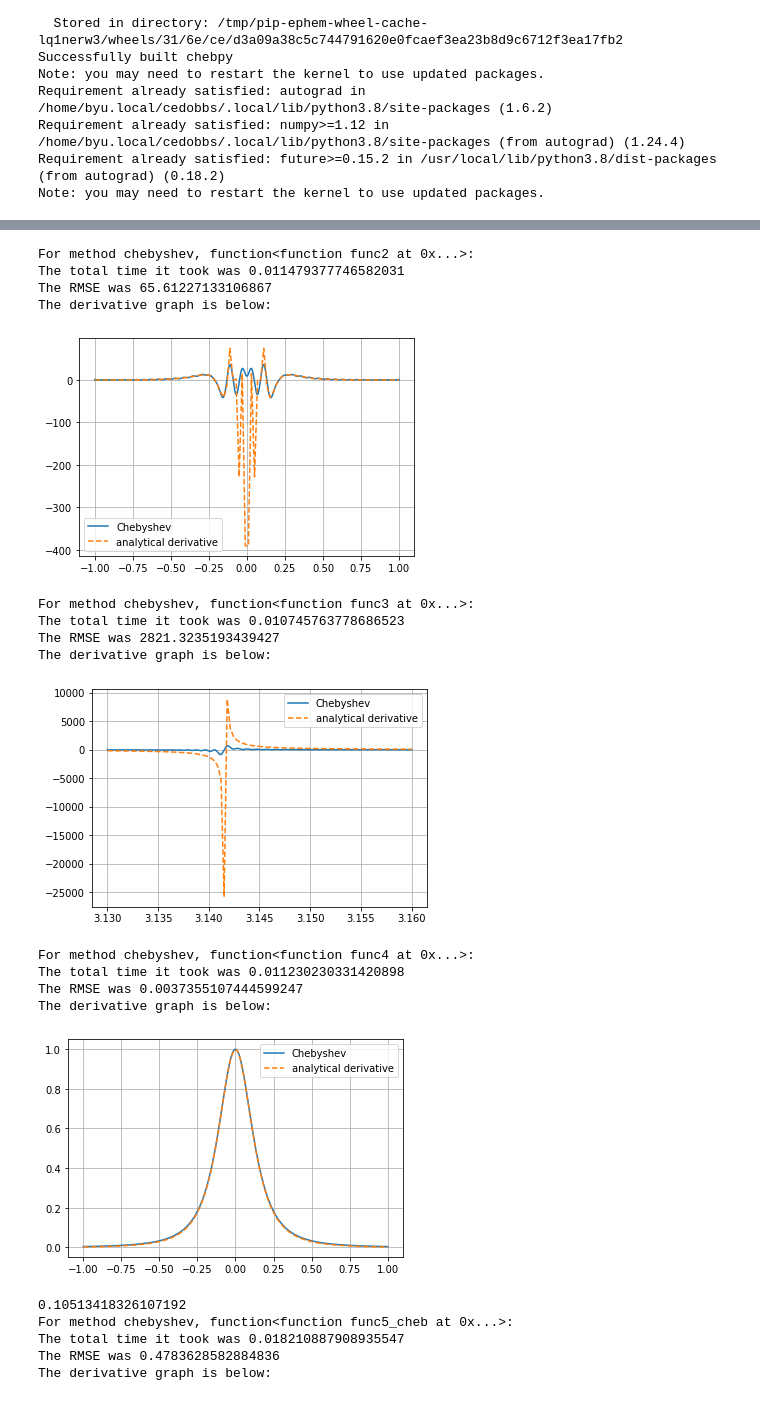
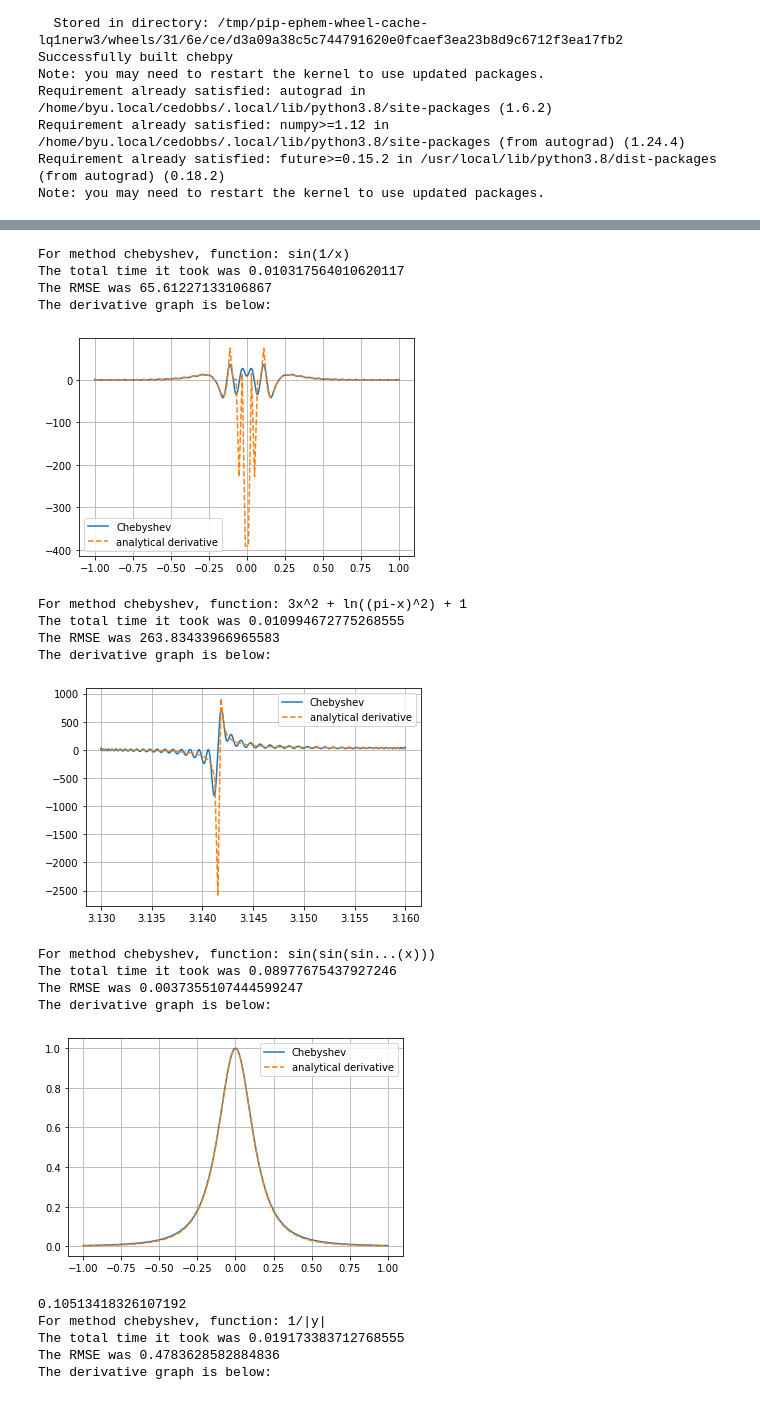
Before and after one commit to erasmussen4/530, a Jupyter notebook: NumericalDerivativesHW.ipynb, the cells around one changed output, grey strips where cells are left out. Drawn from its saved outputs; the diff is of its cells as text; code cells hidden in the pictures.

```diff
--- a/NumericalDerivativesHW.ipynb
+++ b/NumericalDerivativesHW.ipynb
@@ -113,7 +113,10 @@ def dual(fun, interval, N=100):
     return deriv
 # %%
 import time
+fn_list = ['sin(x)','sin(1/x)','3x^2 + ln((pi-x)^2) + 1','sin(sin(sin...(x)))','1/|y|']
+ctr = 0
 def driver( method, function, interval, analytical, N=100 ):
+    global ctr
     if method=='chebyshev':
         start = time.time()
         derivative = chebyshev( function, interval, N )
@@ -132,8 +135,9 @@ def driver( method, function, interval, analytical, N=100 ):
     if method=='chebyshev':
         RMSE = rmse(derivative(x), analytical(x))
     elif method=='dual':
-        RMSE = None
-    print(f'For method {method}, function{function}:')
+        RMSE = rmse(list(map(derivative,x)), analytical(x))
+    print(f'For method {method}, function: {fn_list[ctr]}')
+    ctr += 1
     print(f'The total time it took was {total_time}')
     print(f'The RMSE was {RMSE}')
     print(f'The derivative graph is below:')
@@ -179,7 +183,7 @@ def func2p(x):
     return -x**-2 * np.cos(1/x)
 
 def func3p(x):
-    return 6*x - 2/(np.pi-x)
+    return 6*x - 2/(np.pi-x)/np.pi**2
 
 def func4p(x):
     cos = np.cos
@@ -197,7 +201,7 @@ def func5p(x):
     return y
 # %%
 pi = np.pi
-
+ctr = 0
 driver('chebyshev', func1, [-pi,pi], func1p)
 driver('chebyshev', func2, [-1,1], func2p)
 driver('chebyshev', func3, [3.13,3.16], func3p)
@@ -209,24 +213,24 @@ The total time it took was 0.013921737670898438
 The RMSE was 3.280816358084691e-14
 The derivative graph is below:
 [figure]
-For method chebyshev, function<function func2 at 0x...>:
-The total time it took was 0.011479377746582031
+For method chebyshev, function: sin(1/x)
+The total time it took was 0.010317564010620117
 The RMSE was 65.61227133106867
 The derivative graph is below:
 [figure]
-For method chebyshev, function<function func3 at 0x...>:
-The total time it took was 0.010745763778686523
-The RMSE was 2821.3235193439427
+For method chebyshev, function: 3x^2 + ln((pi-x)^2) + 1
+The total time it took was 0.010994672775268555
+The RMSE was 263.83433966965583
 The derivative graph is below:
-[figure, old version]
+[figure, new version]
-For method chebyshev, function<function func4 at 0x...>:
-The total time it took was 0.011230230331420898
+For method chebyshev, function: sin(sin(sin...(x)))
+The total time it took was 0.08977675437927246
 The RMSE was 0.0037355107444599247
 The derivative graph is below:
 [figure]
 0.10513418326107192
-For method chebyshev, function<function func5_cheb at 0x...>:
-The total time it took was 0.018210887908935547
+For method chebyshev, function: 1/|y|
+The total time it took was 0.019173383712768555
 The RMSE was 0.4783628582884836
 The derivative graph is below:
 [figure]
```
Also changed, not shown: parts of 2 cells of this notebook.
